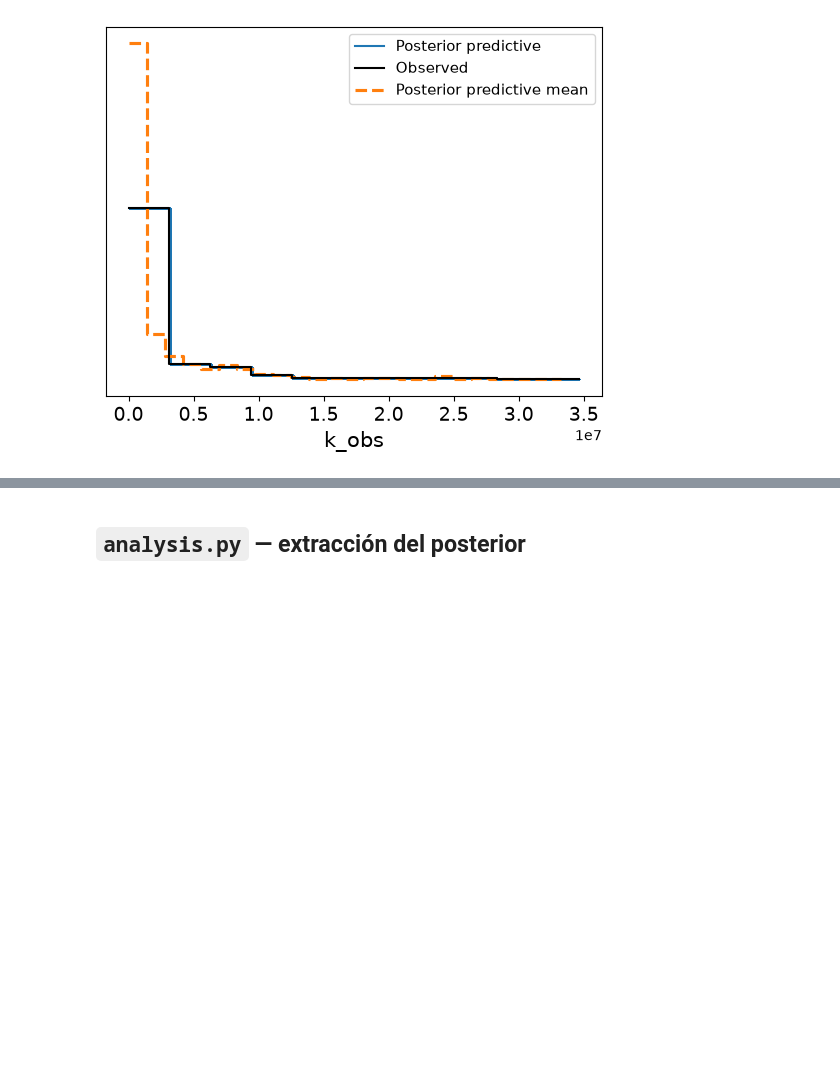
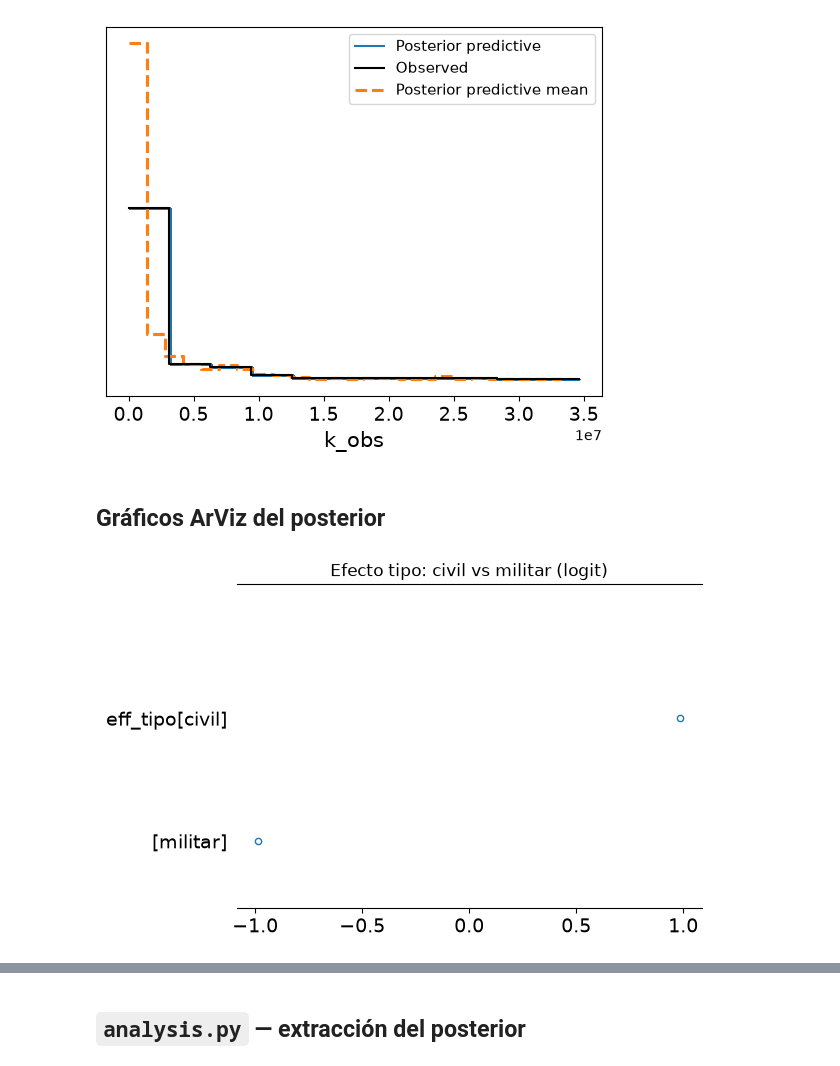
Before and after one commit to Jmeva/final-project-pp-dj, a Jupyter notebook: notebooks/test_modulos.ipynb, the cells around one changed output, grey strips where cells are left out. Cells and saved outputs as stored; diff of their text form; code cells hidden in the pictures; blank space fills up the shorter version.

```diff
--- a/notebooks/test_modulos.ipynb
+++ b/notebooks/test_modulos.ipynb
@@ -131,3 +133,11 @@ Sampling: [k_obs]
 [interactive output not drawn]
 [interactive output not drawn]
 [figure]
+# %% [markdown]
+## Gráficos ArViz del posterior
+# %%
+az.plot_forest(idata_test, var_names = ["eff_tipo"], combined = True)
+plt.title("Efecto tipo: civil vs militar (logit)")
+plt.show()
+# %% [output]
+[figure, added]
```
Also changed, not shown: parts of 27 cells of this notebook.
